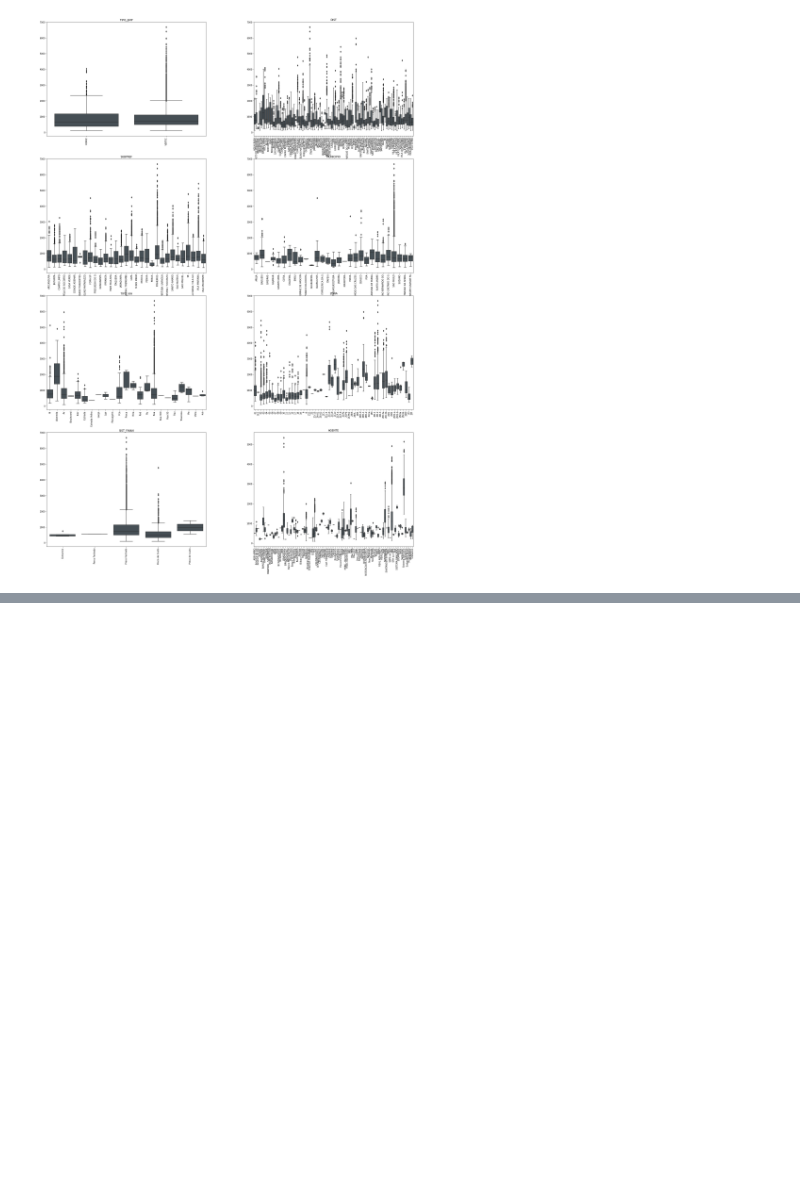
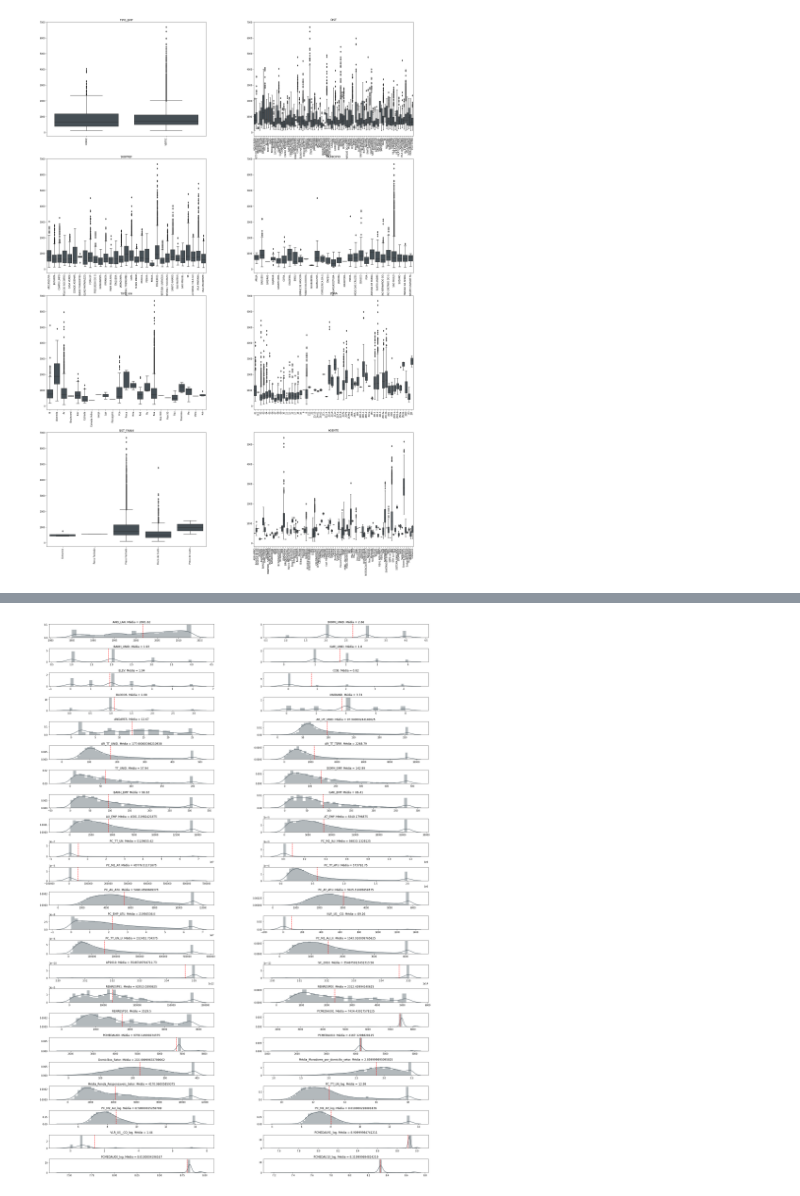
Before and after one commit to LissesCastro/Tera-Mercado-Imobiliario-SP, a Jupyter notebook: Codigo_EDA.ipynb, the cells around one changed output, grey strips where cells are left out. Saved outputs shown, nothing was run; the diff lists cells and outputs as text; code cells hidden in the pictures; blank space fills up the shorter version.

```diff
--- a/Codigo_EDA.ipynb
+++ b/Codigo_EDA.ipynb
@@ -196,0 +228,3 @@ plot_violin_variaveis(dataframe=df, conjunto=v_categoricos, resposta=v_resposta)
+# %%
+df['PC_TT_UN'].replace(0,df['PC_TT_UN'].mean(axis=0),inplace=True)
+df['PC_TT_UN'].describe()
@@ -196,0 +241,11 @@ plot_violin_variaveis(dataframe=df, conjunto=v_categoricos, resposta=v_resposta)
+# %%
+v_precos = ['PC_TT_UN', 'PC_M2_AU', 'PC_M2_AT', 'VLR_US__CO', 'PCMEDAU91', 'PCMEDAU00', 'PCMEDAU10']
+
+for col in v_precos:
+    #df[col] = df[col].where(df[col] == 0, 0.0001)
+    df[col+'_log'] = np.log(df[col])
+    v_numericos.append(col+'_log')
+# %%
+plot_hist_variaveis(v_numericos, df)
+# %% [output]
+[figure, added]
```
Also changed, not shown: parts of 11 cells of this notebook.
